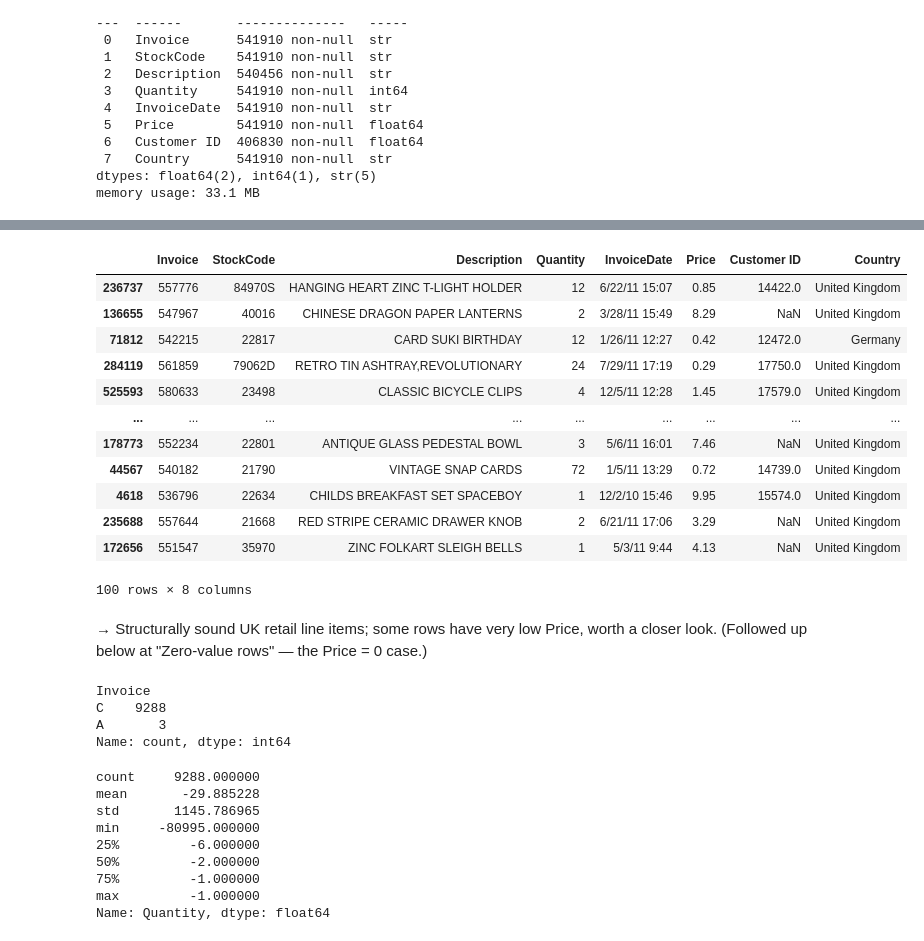
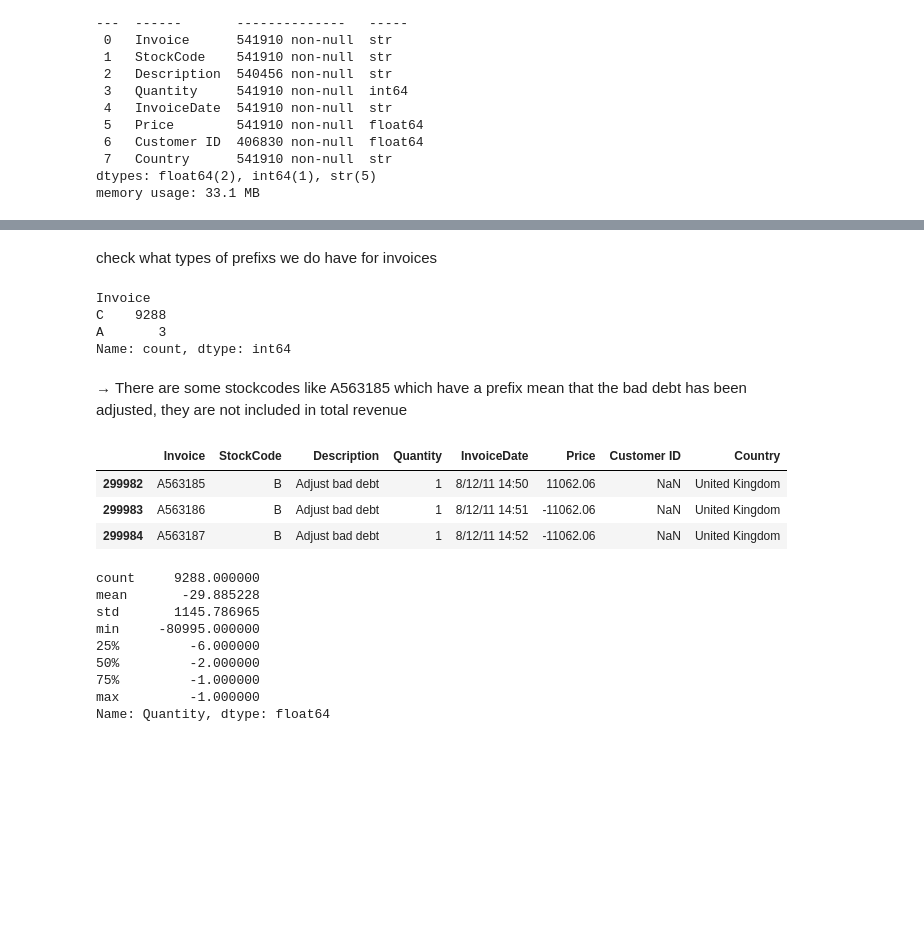
Before and after one commit to fionnadavoodian/online-retail-ii, a Jupyter notebook: notebooks/01_data_cleaning.ipynb, the cells around one changed output, grey strips where cells are left out. Cells and saved outputs as stored; diff of their text form; code cells hidden in the pictures; blank space fills up the shorter version.

```diff
--- a/notebooks/01_data_cleaning.ipynb
+++ b/notebooks/01_data_cleaning.ipynb
@@ -44,28 +81,21 @@ memory usage: 33.1 MB
+# %% [markdown]
+check what types of prefixs we do have for invoices
+# %%
+df[~df['Invoice'].str.isnumeric()]['Invoice'].str[0].value_counts()
+# %% [output]
+Invoice
+C    9288
+A       3
+Name: count, dtype: int64
+# %% [markdown]
+→ There are some stockcodes like A563185 which have a prefix mean that the bad debt has been adjusted, they are not included in total revenue
 # %%
-df.sample(100)
+df[df['Invoice'].astype(str).str.startswith('A', na=False)].head(10)
 # %% [output]
 |  | Invoice | StockCode | Description | Quantity | InvoiceDate | Price | Customer ID | Country |
-| 236737 | 557776 | 84970S | HANGING HEART ZINC T-LIGHT HOLDER | 12 | 6/22/11 15:07 | 0.85 | 14422.0 | United Kingdom |
-| 136655 | 547967 | 40016 | CHINESE DRAGON PAPER LANTERNS | 2 | 3/28/11 15:49 | 8.29 | NaN | United Kingdom |
-| 71812 | 542215 | 22817 | CARD SUKI BIRTHDAY | 12 | 1/26/11 12:27 | 0.42 | 12472.0 | Germany |
-| 284119 | 561859 | 79062D | RETRO TIN ASHTRAY,REVOLUTIONARY | 24 | 7/29/11 17:19 | 0.29 | 17750.0 | United Kingdom |
-| 525593 | 580633 | 23498 | CLASSIC BICYCLE CLIPS | 4 | 12/5/11 12:28 | 1.45 | 17579.0 | United Kingdom |
-| ... | ... | ... | ... | ... | ... | ... | ... | ... |
-| 178773 | 552234 | 22801 | ANTIQUE GLASS PEDESTAL BOWL | 3 | 5/6/11 16:01 | 7.46 | NaN | United Kingdom |
-| 44567 | 540182 | 21790 | VINTAGE SNAP CARDS | 72 | 1/5/11 13:29 | 0.72 | 14739.0 | United Kingdom |
-| 4618 | 536796 | 22634 | CHILDS BREAKFAST SET SPACEBOY | 1 | 12/2/10 15:46 | 9.95 | 15574.0 | United Kingdom |
-| 235688 | 557644 | 21668 | RED STRIPE CERAMIC DRAWER KNOB | 2 | 6/21/11 17:06 | 3.29 | NaN | United Kingdom |
-| 172656 | 551547 | 35970 | ZINC FOLKART SLEIGH BELLS | 1 | 5/3/11 9:44 | 4.13 | NaN | United Kingdom |
+| 299982 | A563185 | B | Adjust bad debt | 1 | 8/12/11 14:50 | 11062.06 | NaN | United Kingdom |
+| 299983 | A563186 | B | Adjust bad debt | 1 | 8/12/11 14:51 | -11062.06 | NaN | United Kingdom |
+| 299984 | A563187 | B | Adjust bad debt | 1 | 8/12/11 14:52 | -11062.06 | NaN | United Kingdom |
-100 rows × 8 columns
-# %% [markdown]
-→ Structurally sound UK retail line items; some rows have very low Price, worth a closer look. (Followed up below at "Zero-value rows" — the Price = 0 case.)
-# %%
-df[~df['Invoice'].str.isnumeric()]['Invoice'].str[0].value_counts()
-# %% [output]
-Invoice
-C    9288
-A       3
-Name: count, dtype: int64
 # %%
 df[df['Invoice'].str.startswith('C', na=False)]['Quantity'].describe()
 # %% [output]
```
Also changed, not shown: parts of 27 cells of this notebook, 6 other files.
